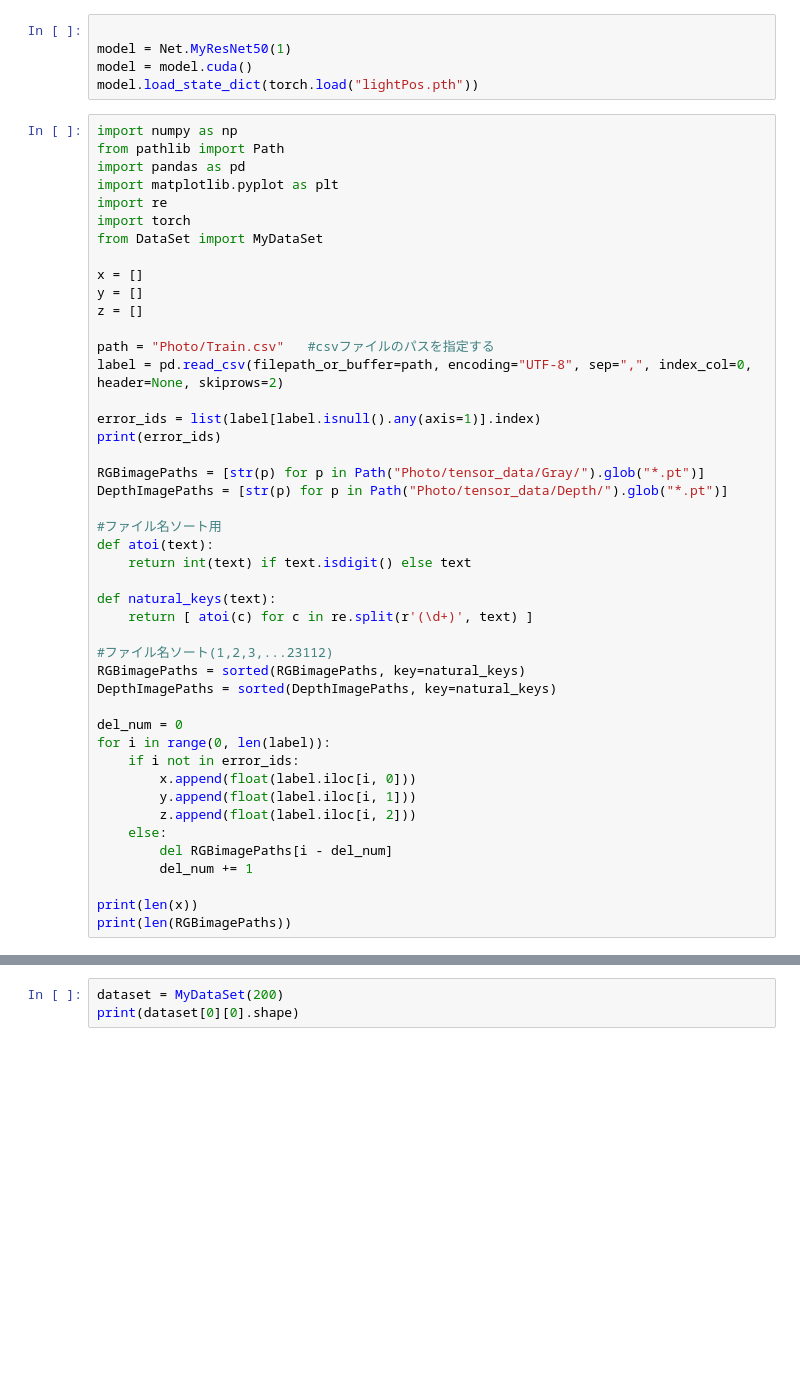
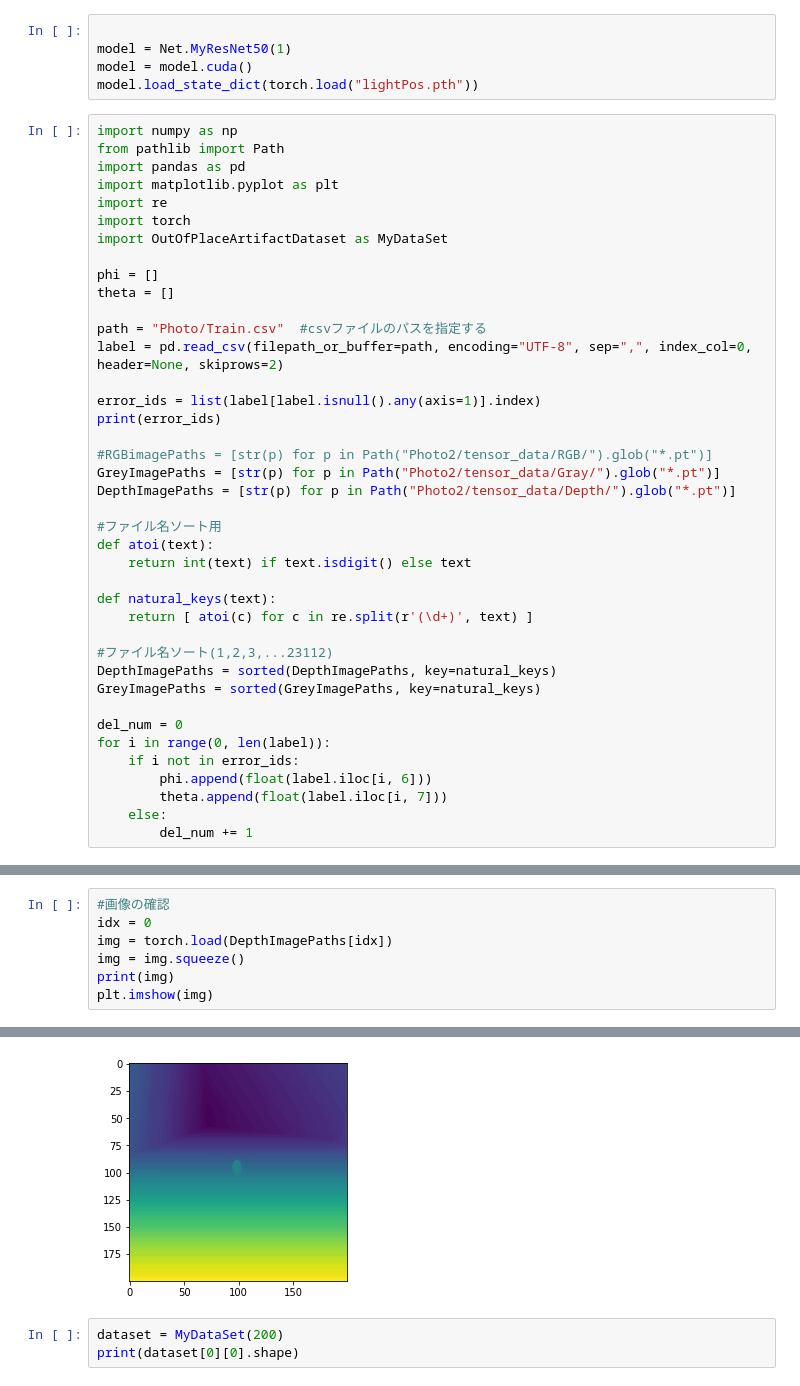
Before and after one commit to reityerukohaku2/LightPosEstimate, a Jupyter notebook: lightPos.ipynb, the cells around one changed output, grey strips where cells are left out. Drawn from its saved outputs; the diff is of its cells as text; blank space fills up the shorter version.

```diff
--- a/lightPos.ipynb
+++ b/lightPos.ipynb
@@ -558,20 +558,20 @@ import pandas as pd
 import matplotlib.pyplot as plt
 import re
 import torch
-from DataSet import MyDataSet
+import OutOfPlaceArtifactDataset as MyDataSet
 
-x = []
-y = []
-z = []
+phi = []
+theta = []
 
-path = "Photo/Train.csv"   #csvファイルのパスを指定する
+path = "Photo/Train.csv"  #csvファイルのパスを指定する
 label = pd.read_csv(filepath_or_buffer=path, encoding="UTF-8", sep=",", index_col=0,  header=None, skiprows=2)
 
 error_ids = list(label[label.isnull().any(axis=1)].index)
 print(error_ids)
 
-RGBimagePaths = [str(p) for p in Path("Photo/tensor_data/Gray/").glob("*.pt")]
-DepthImagePaths = [str(p) for p in Path("Photo/tensor_data/Depth/").glob("*.pt")]
+#RGBimagePaths = [str(p) for p in Path("Photo2/tensor_data/RGB/").glob("*.pt")]
+GreyImagePaths = [str(p) for p in Path("Photo2/tensor_data/Gray/").glob("*.pt")]
+DepthImagePaths = [str(p) for p in Path("Photo2/tensor_data/Depth/").glob("*.pt")]
 
 #ファイル名ソート用
 def atoi(text):
@@ -581,20 +581,15 @@ def natural_keys(text):
     return [ atoi(c) for c in re.split(r'(\d+)', text) ]
 
 #ファイル名ソート(1,2,3,...23112)
-RGBimagePaths = sorted(RGBimagePaths, key=natural_keys)
 DepthImagePaths = sorted(DepthImagePaths, key=natural_keys)
+GreyImagePaths = sorted(GreyImagePaths, key=natural_keys)
 
 del_num = 0
 for i in range(0, len(label)):
     if i not in error_ids:
-        x.append(float(label.iloc[i, 0]))
-        y.append(float(label.iloc[i, 1]))
-        z.append(float(label.iloc[i, 2]))
+        phi.append(float(label.iloc[i, 6]))
+        theta.append(float(label.iloc[i, 7]))
     else:
-        del RGBimagePaths[i - del_num]
         del_num += 1
-
-print(len(x))
-print(len(RGBimagePaths))
 # %% [output]
 [1425, 2339, 5153, 6989, 8181, 11059, 12687, 14194, 16080, 18905, 19585, 19868, 21392]
@@ -621,0 +629,8 @@ print(z)
+# %%
+#画像の確認
+idx = 0
+img = torch.load(DepthImagePaths[idx])
+img = img.squeeze()
+print(img)
+plt.imshow(img)
+# %% [output]
@@ -622,3 +645,4 @@ print(z)
+[figure, added]
 # %%
 dataset = MyDataSet(200)
 print(dataset[0][0].shape)
```
Also changed, not shown: parts of 6 cells of this notebook, 13 other files.
